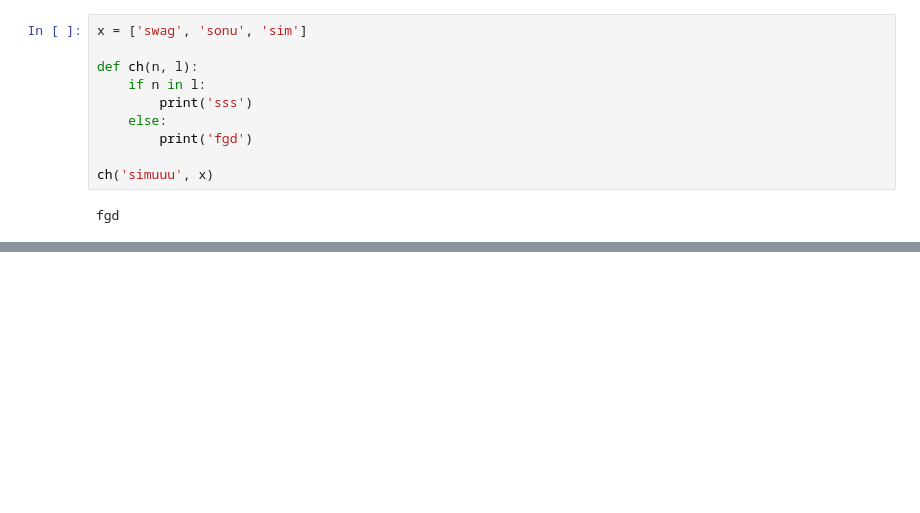
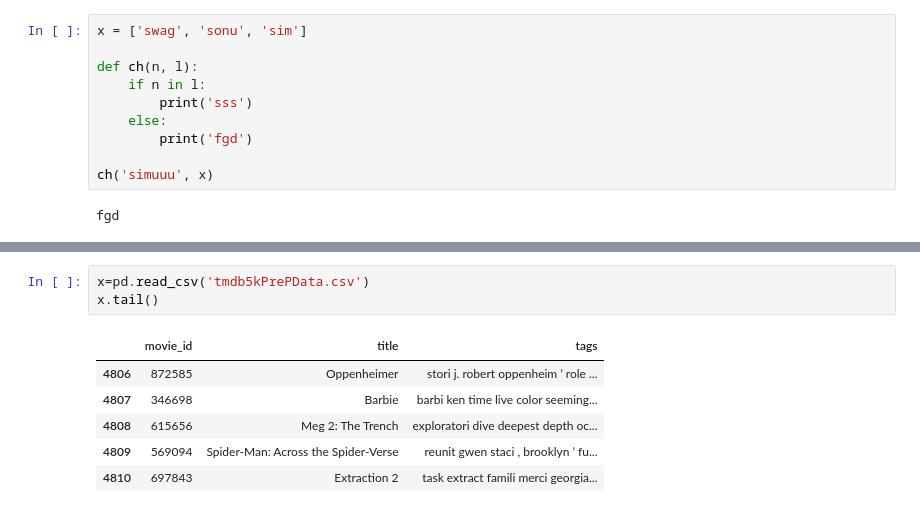
Before and after one commit to Loka189/moviementor, a Jupyter notebook: Rough.ipynb, the cells around one changed output, grey strips where cells are left out. Cells and saved outputs as stored; diff of their text form; blank space fills up the shorter version.

```diff
--- a/Rough.ipynb
+++ b/Rough.ipynb
@@ -351,0 +394,10 @@ fgd
+# %%
+x=pd.read_csv('tmdb5kPrePData.csv')
+x.tail()
+# %% [output]
+|  | movie_id | title | tags |
+| 4806 | 872585 | Oppenheimer | stori j. robert oppenheim ’ role ... |
+| 4807 | 346698 | Barbie | barbi ken time live color seeming... |
+| 4808 | 615656 | Meg 2: The Trench | exploratori dive deepest depth oc... |
+| 4809 | 569094 | Spider-Man: Across the Spider-Verse | reunit gwen staci , brooklyn ’ fu... |
+| 4810 | 697843 | Extraction 2 | task extract famili merci georgia... |
```
Also changed, not shown: parts of 7 cells of this notebook, 11 other files.
